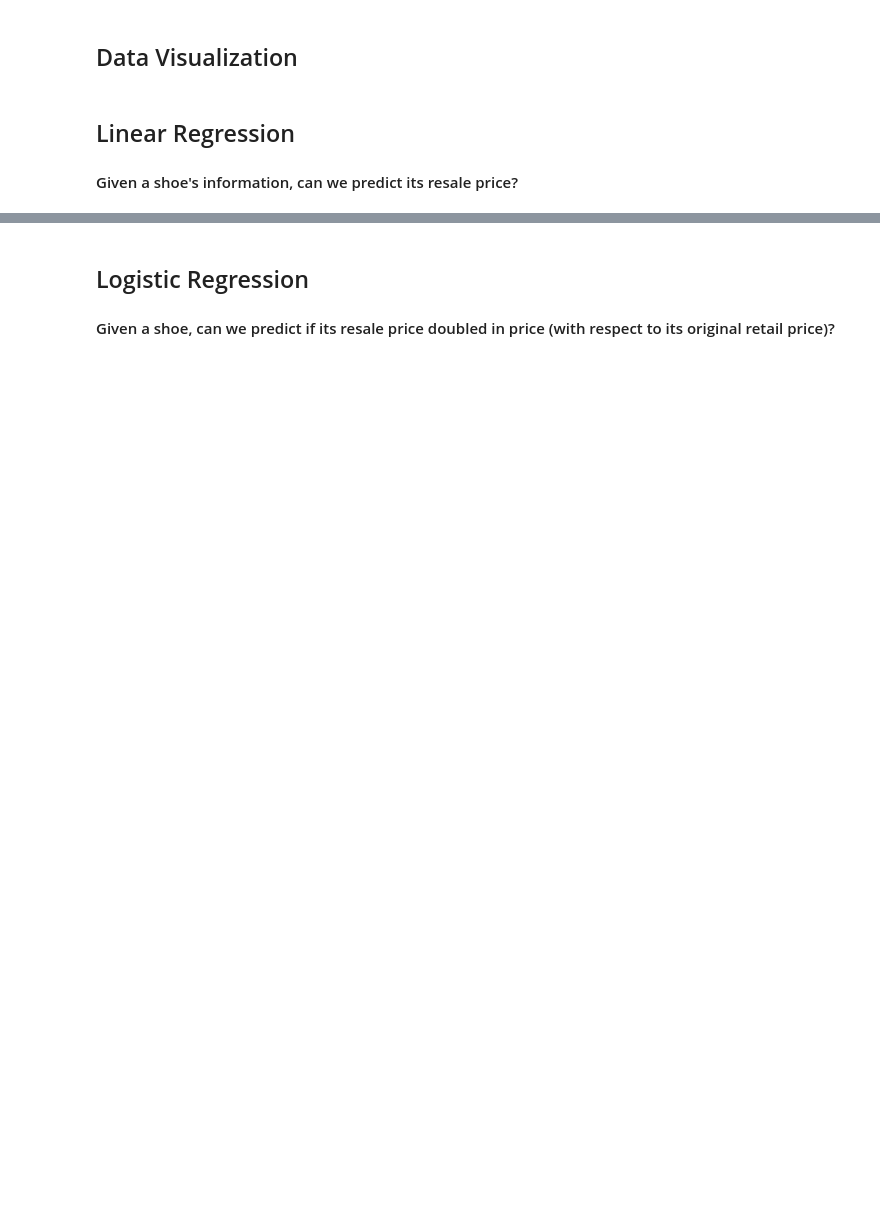
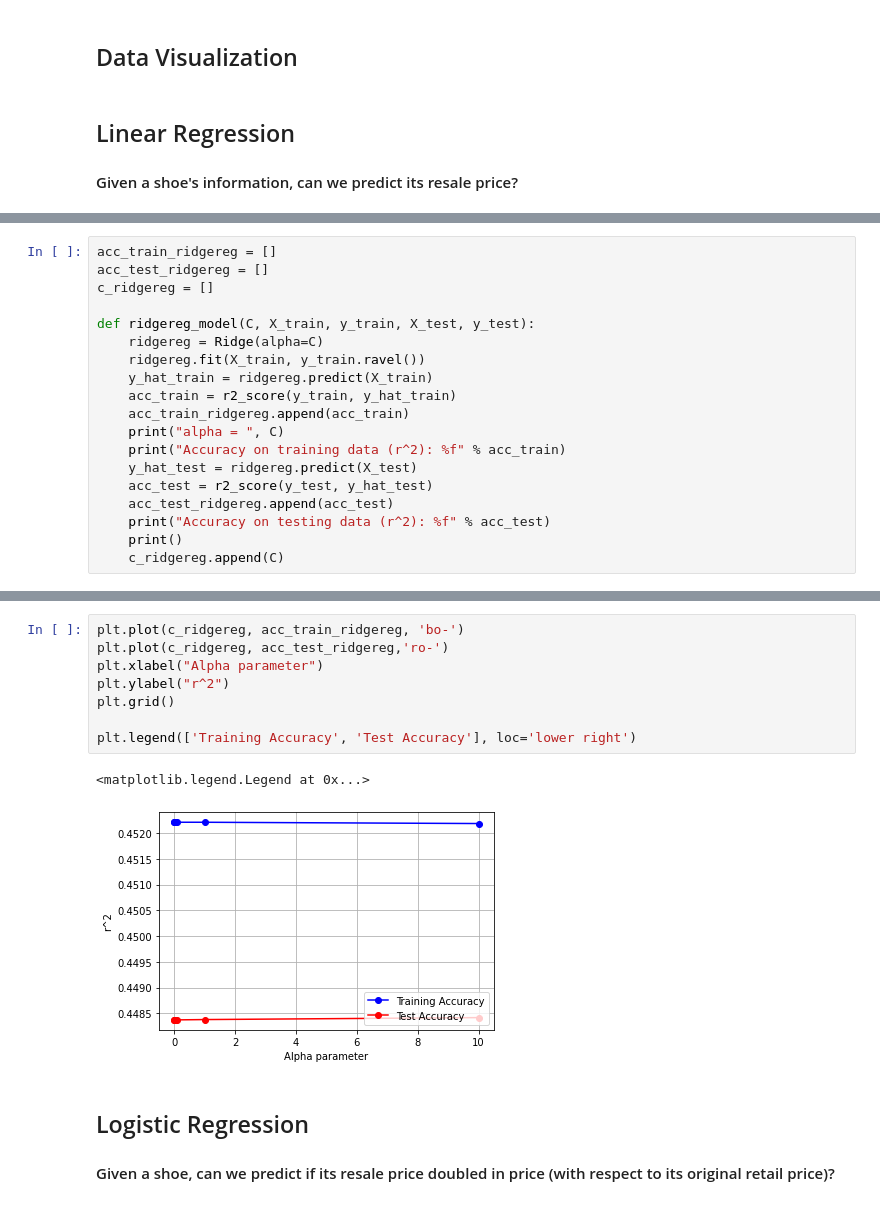
Before and after one commit to Niangmodou/CS-4563-Project, a Jupyter notebook: CS4563Project.ipynb, the cells around one changed output, grey strips where cells are left out. Cells and saved outputs as stored; diff of their text form; blank space fills up the shorter version.

```diff
--- a/CS4563Project.ipynb
+++ b/CS4563Project.ipynb
@@ -132,0 +161,19 @@ Accuracy on testing data: 0.028012
+# %%
+acc_train_ridgereg = []
+acc_test_ridgereg = []
+c_ridgereg = []
+
+def ridgereg_model(C, X_train, y_train, X_test, y_test):
+    ridgereg = Ridge(alpha=C)
+    ridgereg.fit(X_train, y_train.ravel())
+    y_hat_train = ridgereg.predict(X_train)
+    acc_train = r2_score(y_train, y_hat_train)
+    acc_train_ridgereg.append(acc_train)
+    print("alpha = ", C)
+    print("Accuracy on training data (r^2): %f" % acc_train)
+    y_hat_test = ridgereg.predict(X_test)
+    acc_test = r2_score(y_test, y_hat_test)
+    acc_test_ridgereg.append(acc_test)
+    print("Accuracy on testing data (r^2): %f" % acc_test)
+    print()
+    c_ridgereg.append(C)
@@ -133,3 +201,14 @@ Accuracy on testing data: 0.028012
+# %%
+plt.plot(c_ridgereg, acc_train_ridgereg, 'bo-')
+plt.plot(c_ridgereg, acc_test_ridgereg,'ro-')
+plt.xlabel("Alpha parameter")
+plt.ylabel("r^2")
+plt.grid()
+
+plt.legend(['Training Accuracy', 'Test Accuracy'], loc='lower right')
+# %% [output]
+<matplotlib.legend.Legend at 0x...>
+[figure, added]
 # %% [markdown]
 ## Logistic Regression
 #### Given a shoe, can we predict if its resale price doubled in price (with respect to its original retail price)?
```
Also changed, not shown: parts of 15 cells of this notebook.
